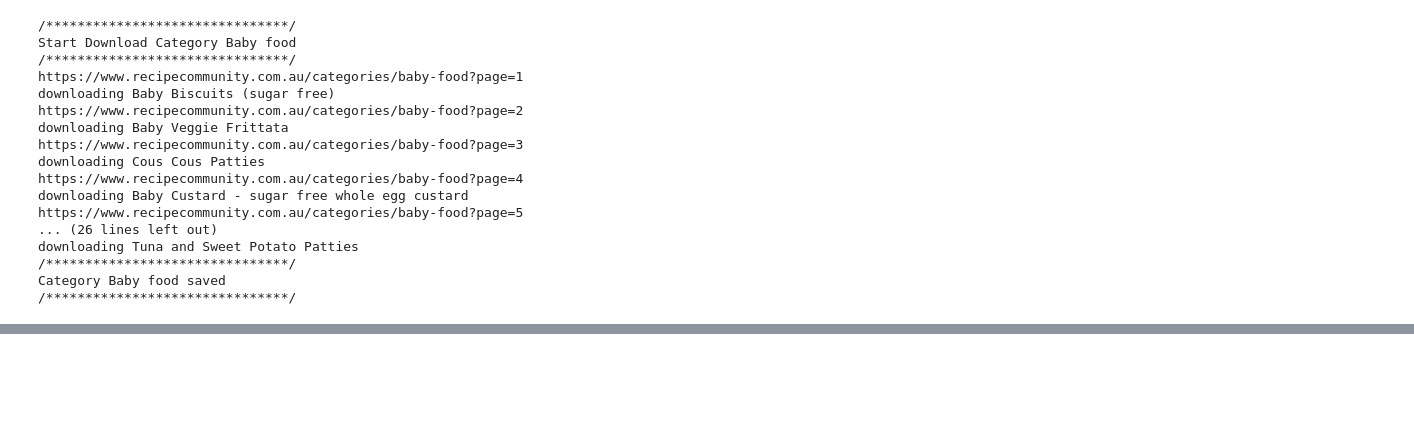
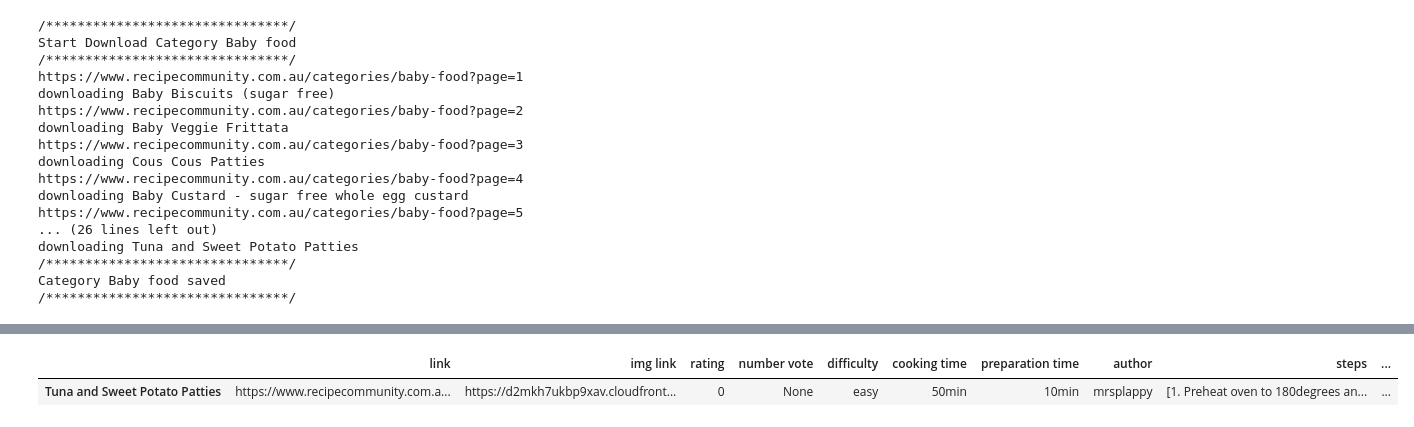
Before and after one commit to linjianxiang/recipe_crawler, a Jupyter notebook: item_download_class.ipynb, the cells around one changed output, grey strips where cells are left out. Drawn from its saved outputs; the diff is of its cells as text; code cells hidden in the pictures; blank space fills up the shorter version.

```diff
--- a/item_download_class.ipynb
+++ b/item_download_class.ipynb
@@ -154,19 +204,22 @@ categories_data = pd.read_csv(categories_info_file, index_col=0)
 finish categories info download
 /******************************/
 # %%
+dataset_columns = ['link','img link','rating','number vote','number favorite',
+                   'difficulty','cooking time','portion','preparation time',
+                   'author','accessories','steps','ingredients','recipe created for',
+                   'machine addtional info','addtional categories','variation link','variation name']
+
+
 categories_indices = categories_data.index
 counter = 0
 for category_index in categories_indices:
     print('/*******************************/')
     print('Start Download Category '+ str(category_index))
     print('/*******************************/')
-    #init
+    #creat folders and init file name
     os.mkdir(str(category_index))
     category_recipe_outfile = str(category_index) + '/'+str(category_index)+'.csv'
-    items_data = pd.DataFrame(columns=['link','img link','rating','number vote',
-                                       'number favorite','variation link','variation name',
-                                       'difficulty','cooking time','author','accessories','steps','ingredients'])
-    os.mkdir(str(category_index+'data'))
+    items_data = pd.DataFrame(columns=dataset_columns)
     #get item url
     category_url = categories_data['link'][category_index]
 #     print(item_url)
@@ -183,6 +236,7 @@ for category_index in categories_indices:
 
         page_url= category_url + '?page=' + str(current_page)
         print(page_url)
+
         #download url contents and apply beautifulsoup
         item_response = get(page_url)
         item_html_soup = BeautifulSoup(item_response.text, 'html.parser')
@@ -197,6 +251,10 @@ for category_index in categories_indices:
             recipe_class = recipe_info()
             recipe_class.item_info_download(item)
             print("downloading "+ recipe_class.recipe_name)
+
+            #download html
+            html_path = str(category_index)
+            recipe_class.download_html(html_path)
 
     #         #process recipe url
             recipe_class.recipe_download_details()
@@ -236,3 +334,8 @@ Category Baby food saved
+# %%
+item_info
+# %% [output]
+|  | link | img link | rating | number vote | difficulty | cooking time | preparation time | author | steps | ... |
+| Tuna and Sweet Potato Patties | https://www.recipecommunity.com.a... | https://d2mkh7ukbp9xav.cloudfront... | 0 | None | easy | 50min | 10min | mrsplappy | [1. Preheat oven to 180degrees an... | ... |
 # %%
 item_url = 'https://www.recipecommunity.com.au/categories/baby-food?page=6'
 # %%
```
Also changed, not shown: parts of 30 cells of this notebook, 1 other file.
